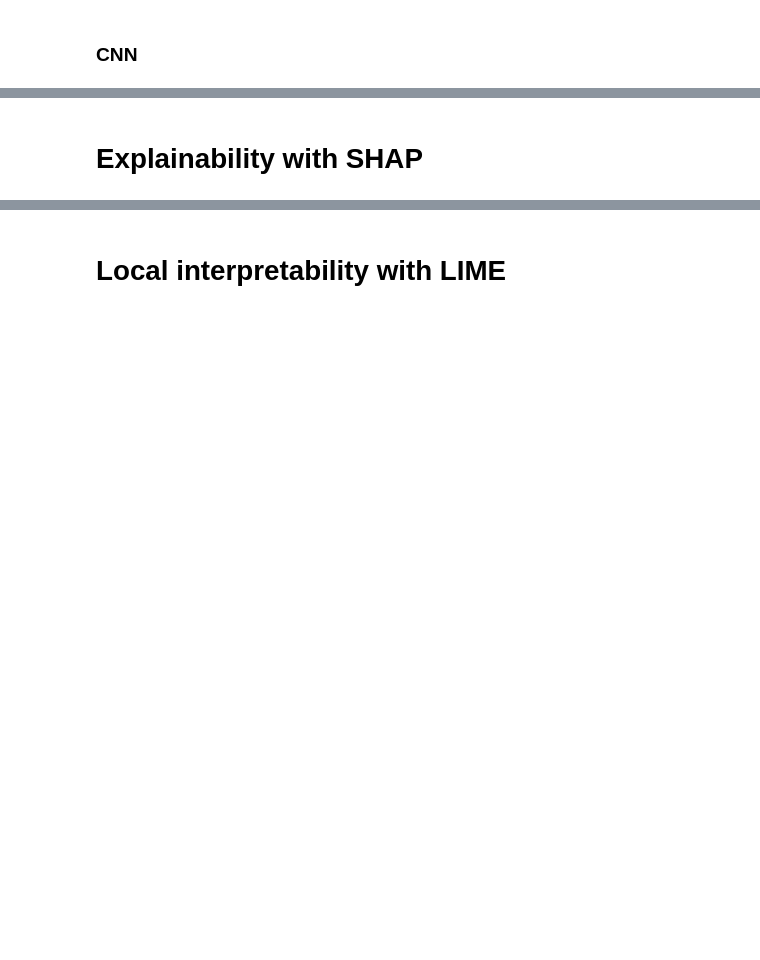
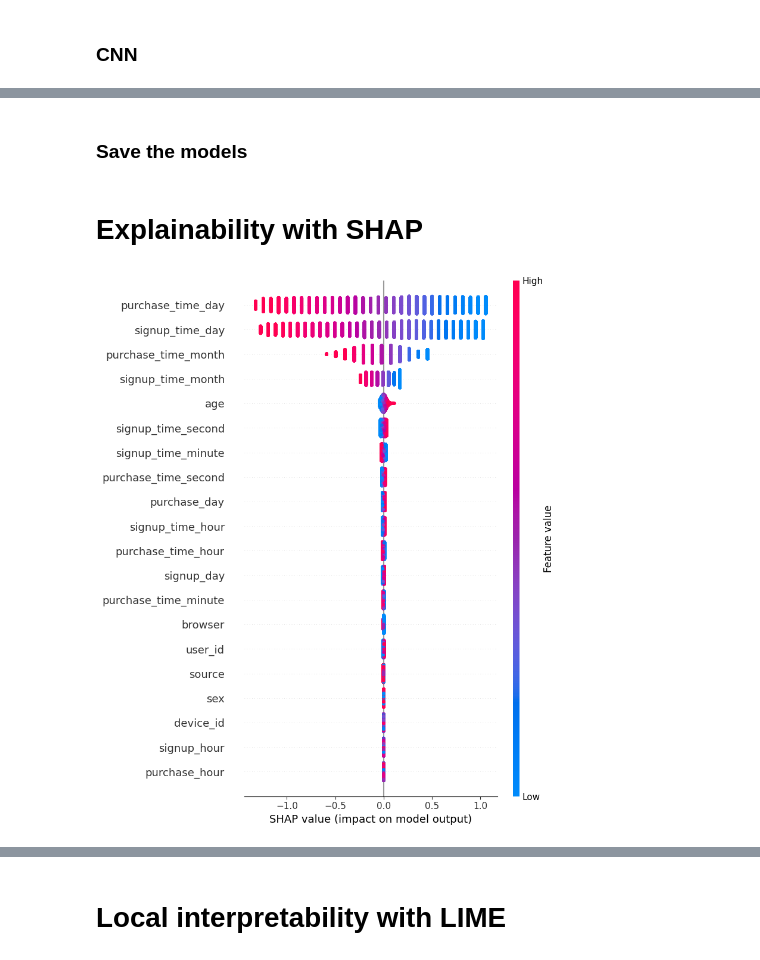
Before and after one commit to Serkalem-negusse1/real-time-fraud-detection, a Jupyter notebook: notebooks/Model_Explainability.ipynb, the cells around one changed output, grey strips where cells are left out. Drawn from its saved outputs; the diff is of its cells as text; code cells hidden in the pictures; blank space fills up the shorter version.

Commit message:
Update model explainability for shap

```diff
--- a/notebooks/Model_Explainability.ipynb
+++ b/notebooks/Model_Explainability.ipynb
@@ -117,11 +119,10 @@ print(np.unique(y_fraud, return_counts=True))
 # %%
 # Model Building
 
-#X1 = fraud_df.drop(columns=['class'])
-#X2 = creditcard_df.drop(columns=['Class'])
-
-#y1 = fraud_df['class']
-#y2 = creditcard_df['Class']
+X_fraud = fraud_df.drop(columns=['class'])
+X_credit = creditcard_df.drop(columns=['Class'])
+y_fraud = fraud_df['class']
+y_credit = creditcard_df['Class']
 
 #print(np.unique(y1, return_counts=True))
 #print(np.unique(y2, return_counts=True))
@@ -300,0 +304,6 @@ weighted avg       0.94      0.94      0.93     30223
+# %%
+logreg_fraud = LogisticRegression(C=1, solver='liblinear')
+logreg_fraud.fit(X_train_fraud, y_train_fraud)
+y_pred_logreg = logreg_fraud.predict(X_test_fraud)
+
+print(classification_report(y_test_fraud, y_pred_logreg))
@@ -300,0 +335,5 @@ weighted avg       0.94      0.94      0.93     30223
+# %%
+rf_fraud = RandomForestClassifier(n_estimators=100, max_depth=10)
+rf_fraud.fit(X_train_fraud, y_train_fraud)
+y_pred_rf1 = rf_fraud.predict(X_test_fraud)
+print(classification_report(y_test_fraud, y_pred_rf1))
@@ -300,0 +365,5 @@ weighted avg       0.94      0.94      0.93     30223
+# %%
+xgb_fraud = GradientBoostingClassifier(n_estimators=100, random_state=42)
+xgb_fraud.fit(X_train_fraud, y_train_fraud)
+y_pred_xgb1 = xgb_fraud.predict(X_test_fraud)
+print(classification_report(y_test_fraud, y_pred_xgb1))
@@ -300,0 +393,2 @@ weighted avg       0.94      0.94      0.93     30223
+# %% [markdown]
+### Save the models
@@ -303,7 +424,9 @@ weighted avg       0.94      0.94      0.93     30223
 # %%
 # SHAP explanation for fraud dataset using KernelExplainer
-explainer1 = shap.Explainer(mlp1, X_train_fraud)  # Ensure X_train1 is used as background
-shap_values1 = explainer1(X_test_fraud)  # Ensure X_test1 has the same shape as X_train1
+explainer_logreg = shap.Explainer(logreg_fraud, X_train_fraud)
+shap_values1 = explainer_logreg(X_test_fraud)
 
 # Plot summary plot for fraud data
 shap.summary_plot(shap_values1, X_test_fraud, feature_names=X_fraud.columns)
+# %% [output]
+[figure, added]
```
Also changed, not shown: parts of 24 cells of this notebook, 7 other files.
